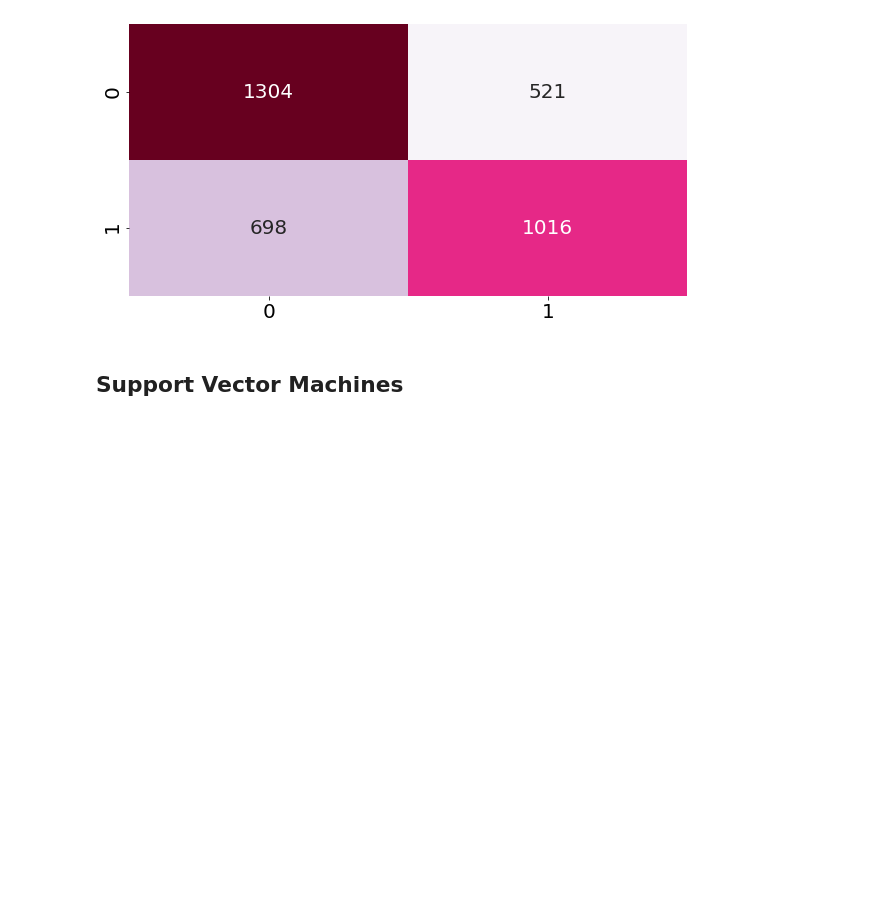
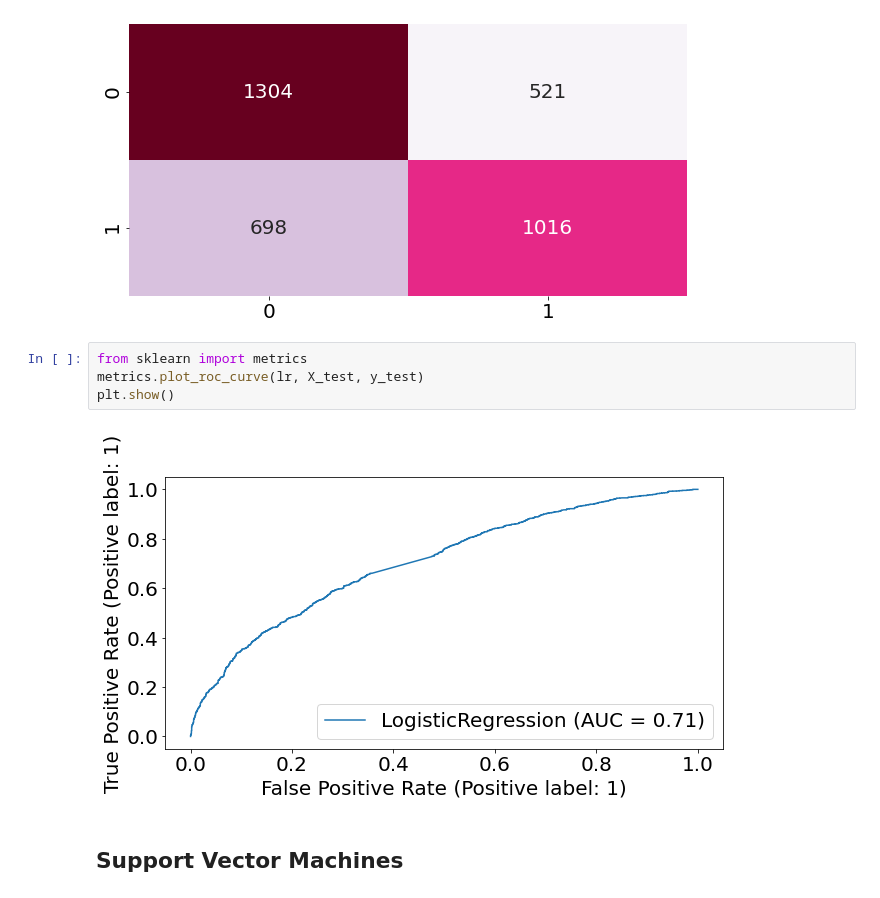
Before and after one commit to JeremyCoronia/csc803m-nlp-projects, a Jupyter notebook: binary-classification-bow_desc.ipynb, the cells around one changed output. Drawn from its saved outputs; the diff is of its cells as text; blank space fills up the shorter version.

```diff
--- a/binary-classification-bow_desc.ipynb
+++ b/binary-classification-bow_desc.ipynb
@@ -569,6 +581,12 @@ sns.heatmap(cm, cbar=False, annot=True, cmap="PuRd", fmt="d")
 plt.show()
 # %% [output]
 [figure]
+# %%
+from sklearn import metrics
+metrics.plot_roc_curve(lr, X_test, y_test)
+plt.show()
+# %% [output]
+[figure, added]
 # %% [markdown]
 ## Support Vector Machines
 # %%
```
Also changed, not shown: parts of 2 cells of this notebook.
